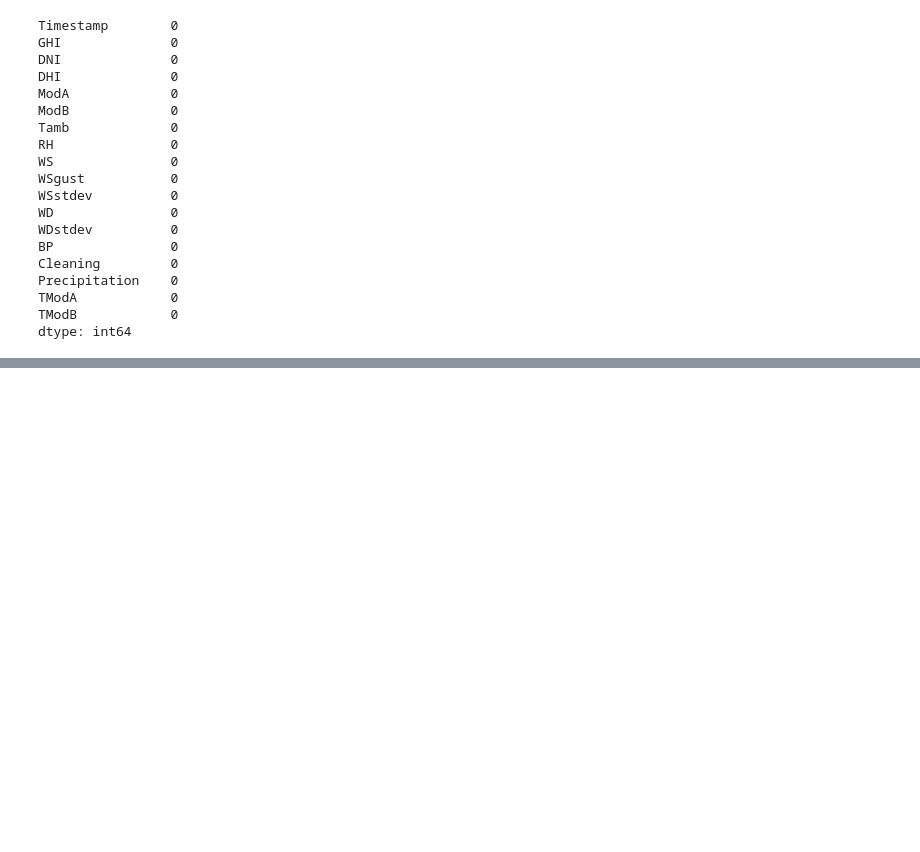
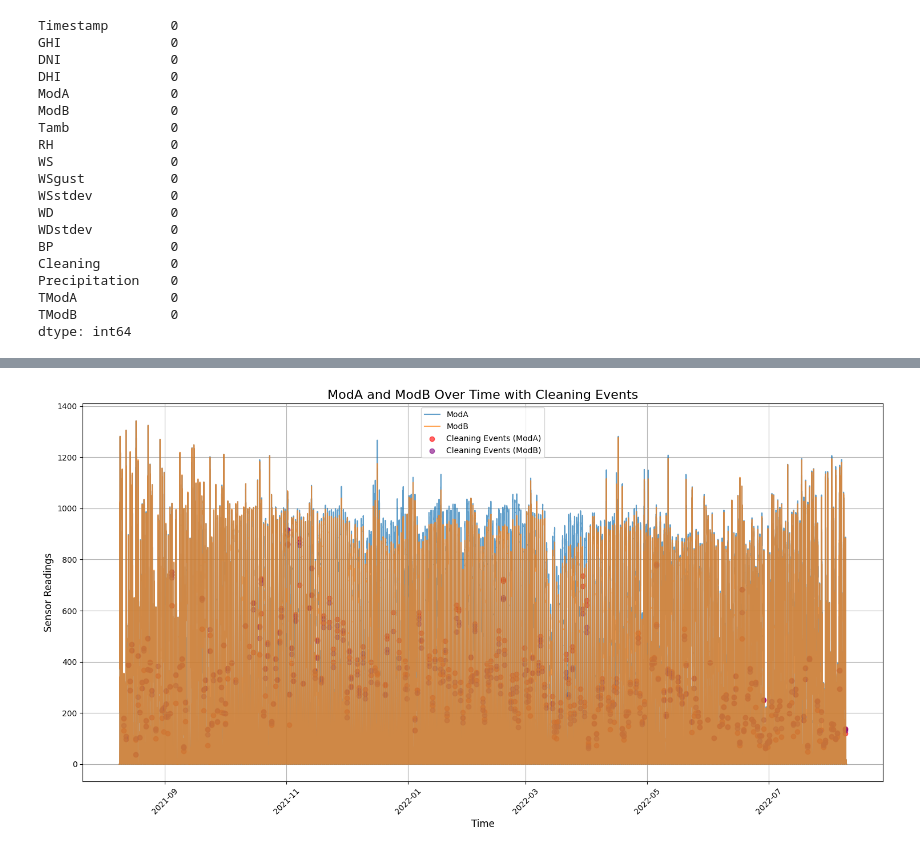
Before and after one commit to SaraFedlu/Solar-insights-analysis, a Jupyter notebook: notebooks/eda_benin.ipynb, the cells around one changed output, grey strips where cells are left out. Cells and saved outputs as stored; diff of their text form; code cells hidden in the pictures; blank space fills up the shorter version.

```diff
--- a/notebooks/eda_benin.ipynb
+++ b/notebooks/eda_benin.ipynb
@@ -134,0 +175,21 @@ dtype: int64
+# %%
+# Highlight cleaning periods on ModA and ModB time series
+plt.figure(figsize=(15, 8))
+plt.plot(data_benin['Timestamp'], data_benin['ModA'], label='ModA', alpha=0.7)
+plt.plot(data_benin['Timestamp'], data_benin['ModB'], label='ModB', alpha=0.7)
+
+# Highlight cleaning events
+cleaning_times = data_benin[data_benin['Cleaning'] > 0]
+plt.scatter(cleaning_times['Timestamp'], cleaning_times['ModA'], color='red', label='Cleaning Events (ModA)', alpha=0.6)
+plt.scatter(cleaning_times['Timestamp'], cleaning_times['ModB'], color='purple', label='Cleaning Events (ModB)', alpha=0.6)
+plt.title('ModA and ModB Over Time with Cleaning Events', fontsize=16)
+plt.xlabel('Time', fontsize=12)
+plt.ylabel('Sensor Readings', fontsize=12)
+plt.legend()
+plt.grid(True)
+plt.xticks(rotation=45)
+plt.tight_layout()
+
+plt.show()
+# %% [output]
+[figure, added]
```
Also changed, not shown: parts of 2 cells of this notebook.
